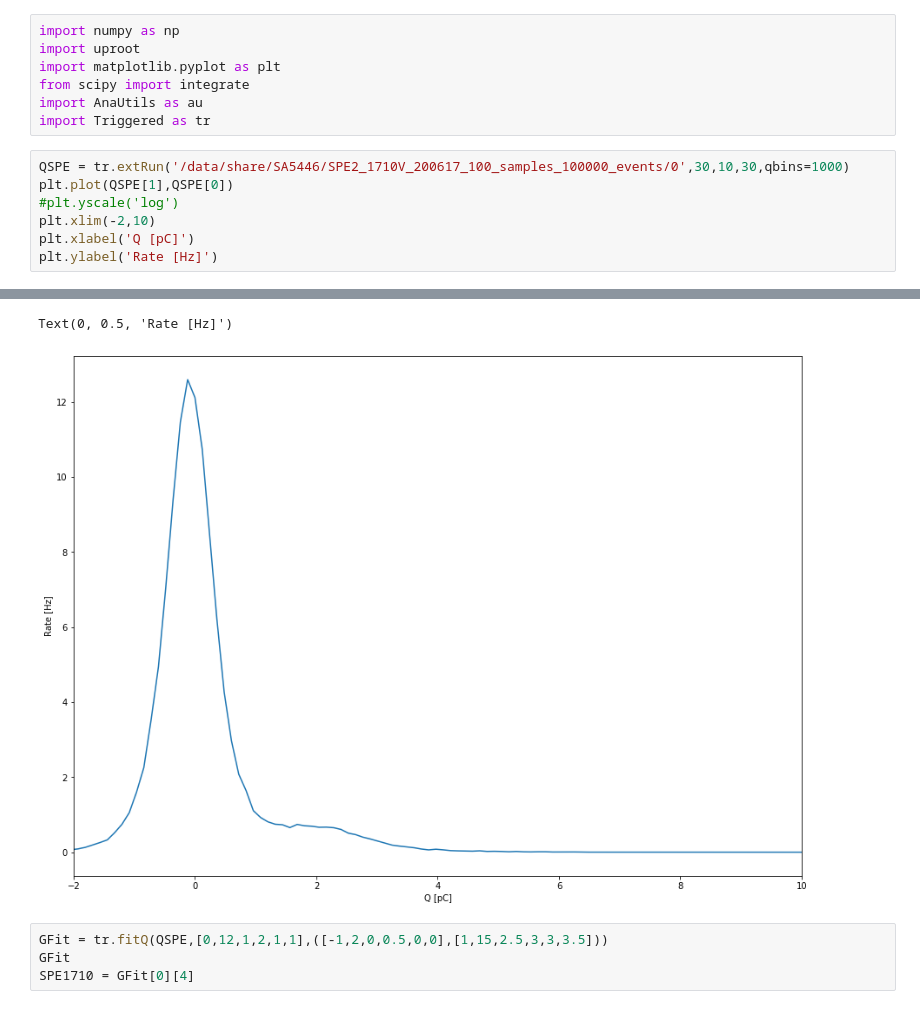
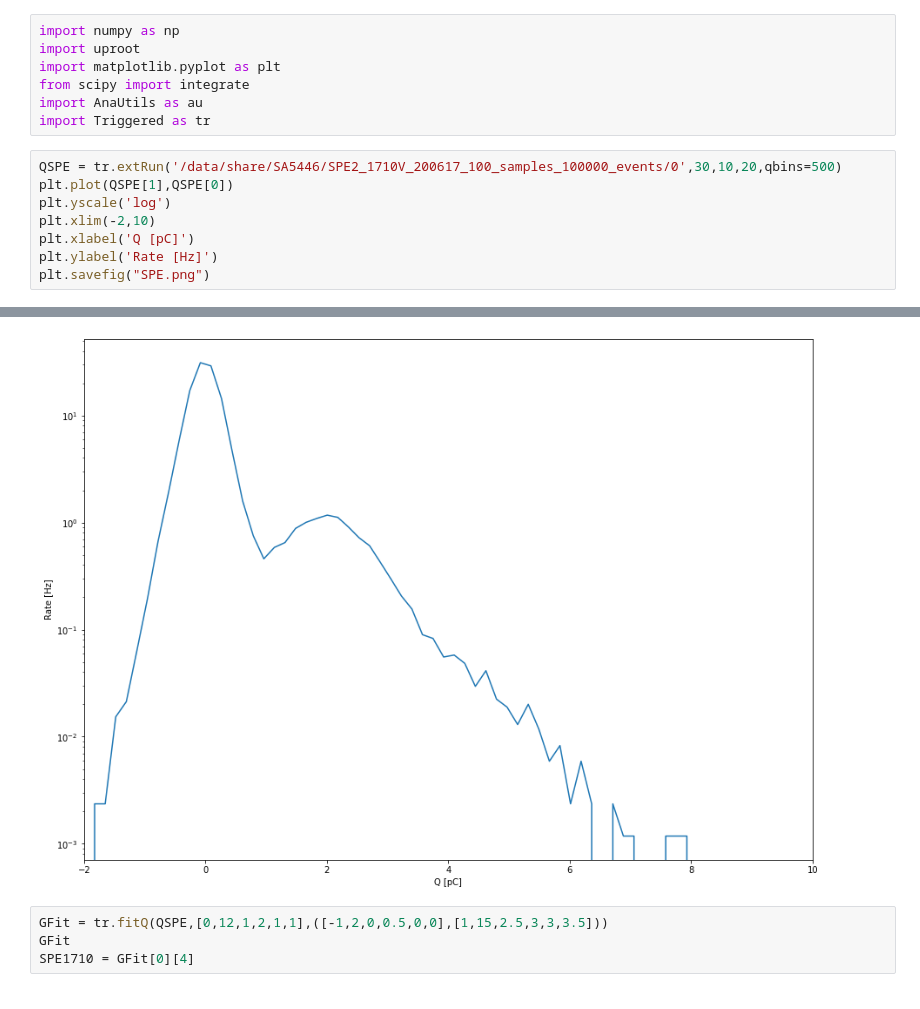
Before and after one commit to PenningLab/DDC10Ana, a Jupyter notebook: ReplacementGain.ipynb, the cells around one changed output, grey strips where cells are left out. Cells and saved outputs as stored; diff of their text form.

```diff
--- a/ReplacementGain.ipynb
+++ b/ReplacementGain.ipynb
@@ -6,18 +6,18 @@ from scipy import integrate
 import AnaUtils as au
 import Triggered as tr
 # %%
-QSPE = tr.extRun('/data/share/SA5446/SPE2_1710V_200617_100_samples_100000_events/0',30,10,30,qbins=1000)
+QSPE = tr.extRun('/data/share/SA5446/SPE2_1710V_200617_100_samples_100000_events/0',30,10,20,qbins=500)
 plt.plot(QSPE[1],QSPE[0])
-#plt.yscale('log')
+plt.yscale('log')
 plt.xlim(-2,10)
 plt.xlabel('Q [pC]')
 plt.ylabel('Rate [Hz]')
+plt.savefig("SPE.png")
 # %% [output]
 [figure]
 [figure]
 [figure]
-Text(0, 0.5, 'Rate [Hz]')
-[figure, old version]
+[figure, new version]
 # %%
 GFit = tr.fitQ(QSPE,[0,12,1,2,1,1],([-1,2,0,0.5,0,0],[1,15,2.5,3,3,3.5]))
 GFit
```
Also changed, not shown: parts of 17 cells of this notebook.
